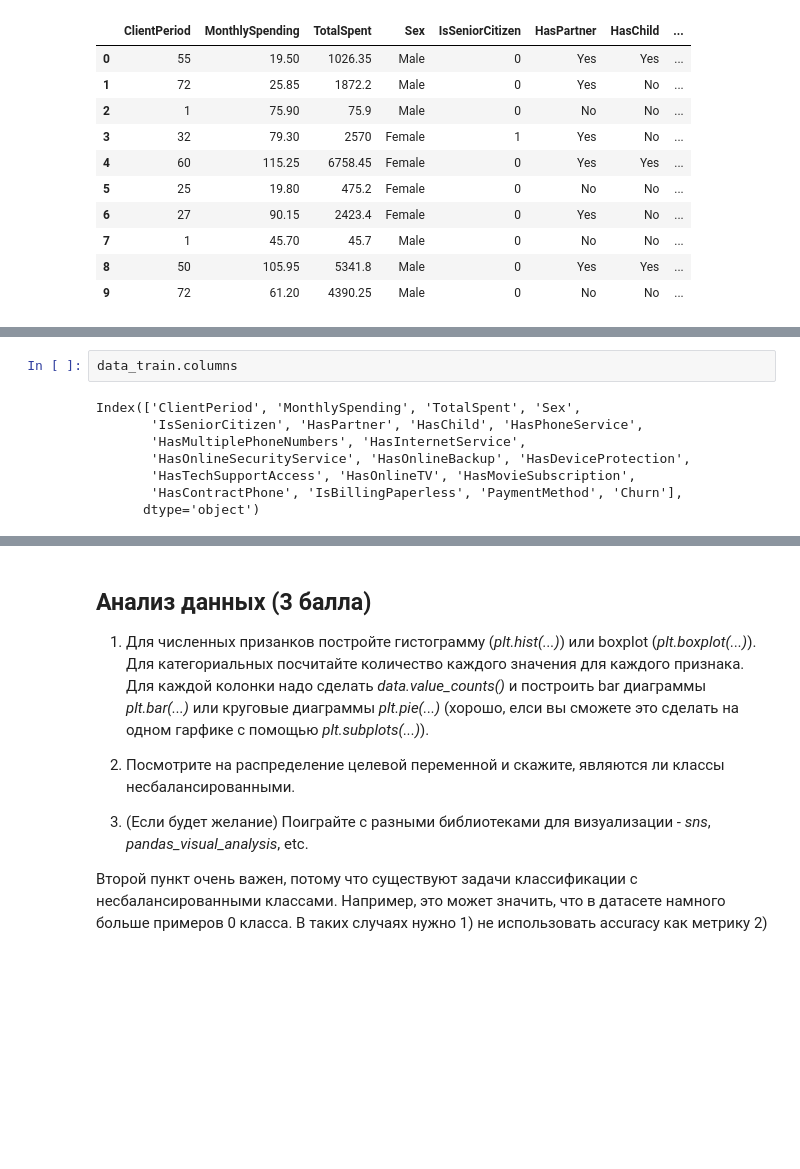
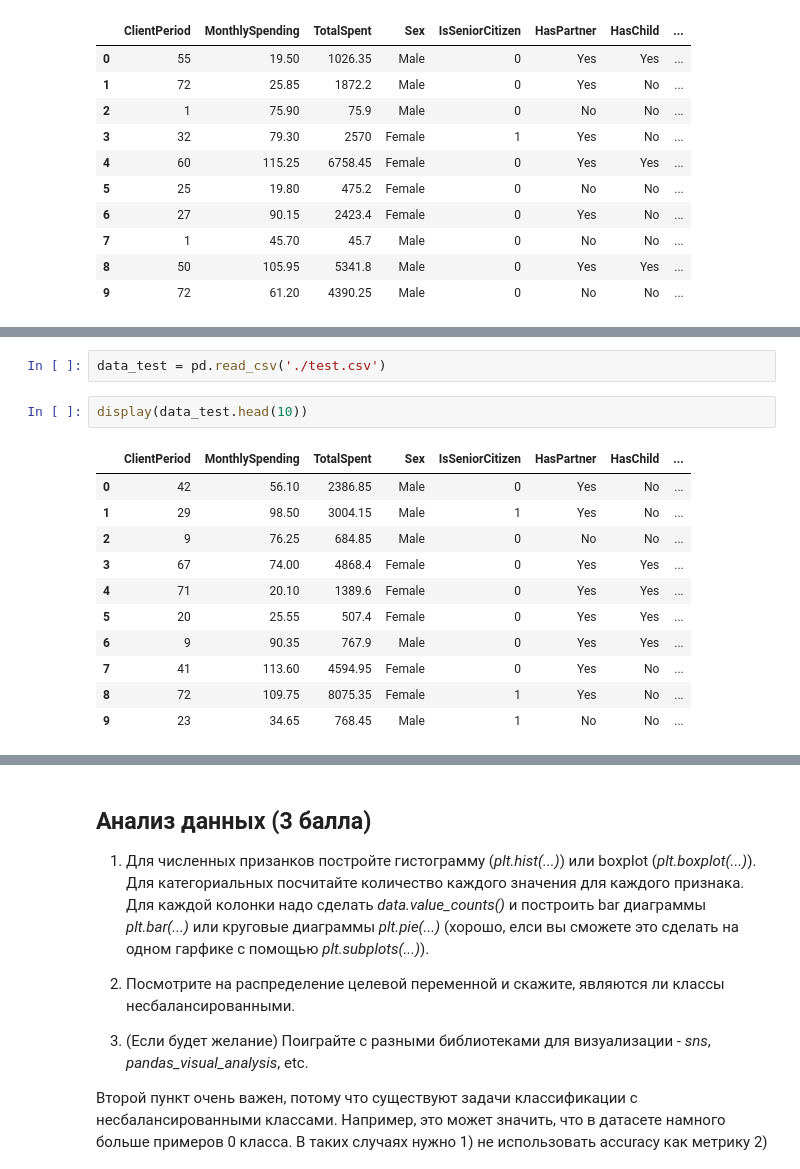
Before and after one commit to ValentinaZubareva2906/deep_learning_mipt, a Jupyter notebook: неделя 3 "Отток клиентов"/note.ipynb, the cells around one changed output, grey strips where cells are left out. Saved outputs shown, nothing was run; the diff lists cells and outputs as text; blank space fills up the shorter version.

```diff
--- a/неделя 3 "Отток клиентов"/note.ipynb
+++ b/неделя 3 "Отток клиентов"/note.ipynb
@@ -98,13 +128,19 @@ Data columns (total 20 columns):
 dtypes: float64(1), int64(3), object(16)
 memory usage: 825.4+ KB
 None
-# %%
-data_train.columns
-# %% [output]
-Index(['ClientPeriod', 'MonthlySpending', 'TotalSpent', 'Sex',
-       'IsSeniorCitizen', 'HasPartner', 'HasChild', 'HasPhoneService',
-       'HasMultiplePhoneNumbers', 'HasInternetService',
-       'HasOnlineSecurityService', 'HasOnlineBackup', 'HasDeviceProtection',
-       'HasTechSupportAccess', 'HasOnlineTV', 'HasMovieSubscription',
-       'HasContractPhone', 'IsBillingPaperless', 'PaymentMethod', 'Churn'],
-      dtype='object')
+# %%
+data_test = pd.read_csv('./test.csv')
+# %%
+display(data_test.head(10))
+# %% [output]
+|  | ClientPeriod | MonthlySpending | TotalSpent | Sex | IsSeniorCitizen | HasPartner | HasChild | ... |
+| 0 | 42 | 56.10 | 2386.85 | Male | 0 | Yes | No | ... |
+| 1 | 29 | 98.50 | 3004.15 | Male | 1 | Yes | No | ... |
+| 2 | 9 | 76.25 | 684.85 | Male | 0 | No | No | ... |
+| 3 | 67 | 74.00 | 4868.4 | Female | 0 | Yes | Yes | ... |
+| 4 | 71 | 20.10 | 1389.6 | Female | 0 | Yes | Yes | ... |
+| 5 | 20 | 25.55 | 507.4 | Female | 0 | Yes | Yes | ... |
+| 6 | 9 | 90.35 | 767.9 | Male | 0 | Yes | Yes | ... |
+| 7 | 41 | 113.60 | 4594.95 | Female | 0 | Yes | No | ... |
+| 8 | 72 | 109.75 | 8075.35 | Female | 1 | Yes | No | ... |
+| 9 | 23 | 34.65 | 768.45 | Male | 1 | No | No | ... |
```
Also changed, not shown: parts of 19 cells of this notebook.
